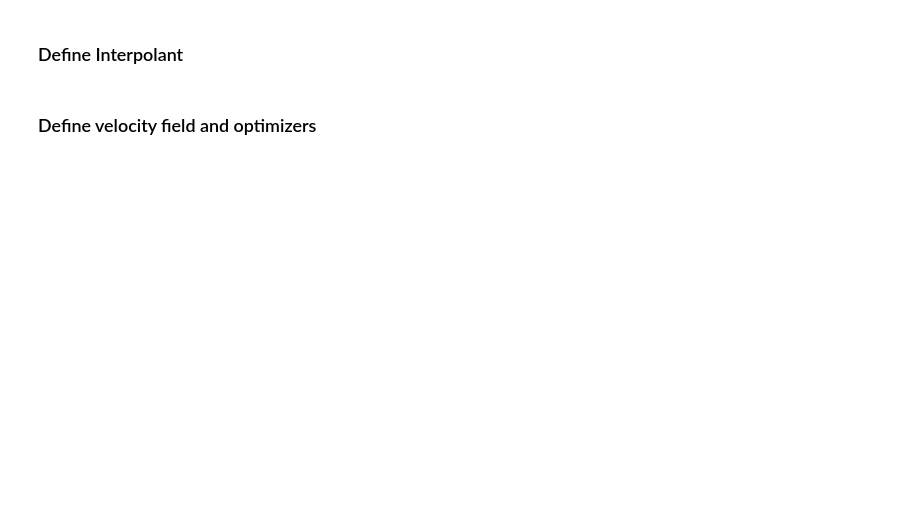
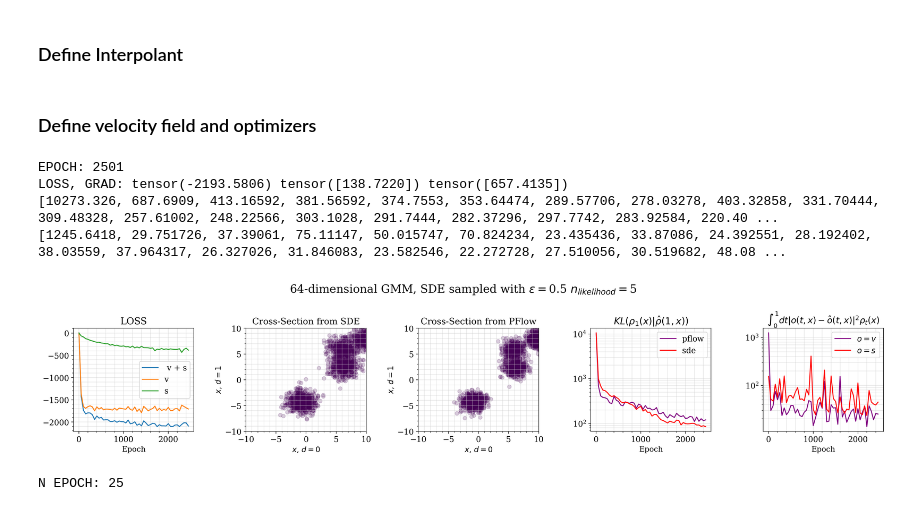
Before and after one commit to malbergo/stochastic-interpolants, a Jupyter notebook: notebooks/learn-gmm-arbD.ipynb, the cells around one changed output. Drawn from its saved outputs; the diff is of its cells as text; code cells hidden in the pictures; blank space fills up the shorter version.

Commit message:
adds learn-gmm-noteobook

```diff
--- a/notebooks/learn-gmm-arbD.ipynb
+++ b/notebooks/learn-gmm-arbD.ipynb
@@ -398,7 +494,7 @@ interpolant  = stochastic_interpolant.Interpolant(path=path, gamma_type=gamma_ty
 ### Define velocity field and optimizers
 # %%
 base_lr      = 2e-3
-hidden_sizes = [100, 100, 100, 100]
+hidden_sizes = [80, 80, 80, 80]
 in_size      = (ndim+1)
 out_size     = (ndim)
 inner_act    = 'relu'
@@ -413,17 +509,17 @@ sched = torch.optim.lr_scheduler.StepLR(optimizer=opt, step_size=1500, gamma=0.4
 
 
 eps          = torch.tensor(0.5)
-N_era        = 14
+N_era        = 25
 N_epoch      = 500
-N_t          = 50    # number of time steps in batch (e.g. to make samples from rho_t)
-plot_bs      = 2000 # number of samples to use when plotting
+N_t          = 25    # number of time steps in batch (e.g. to make samples from rho_t)
+plot_bs      = 500 # number of samples to use when plotting
 prior_bs     = 25   # number of samples from rho_0 in batch
 target_bs    = 100   # number of samples from rho_1 in batch
 metrics_freq = 50   # how often to log metrics, e.g. if logp is not super cheap don't do it everytime
 plot_freq    = 500  # how often to plot
 n_save       = 10   # how often to checkpoint SDE integrator
 loss_fac     = 4.0 # ratio of learning rates for w to v
-n_likelihood = 20    # number of trajectories used to compute the SDE likelihood
+n_likelihood = 10    # number of trajectories used to compute the SDE likelihood
 
 
 if print_model:
@@ -439,7 +535,9 @@ data_dict = {
     'logps_pflow': [],
     'logps_sdeflow': [],
     'kl_pflow': [],
-    'kl_sdeflow': []
+    'kl_sdeflow': [],
+    'v_vhat_diff': [],
+    's_shat_diff': []
 }
 
 counter = 1
@@ -462,0 +572,9 @@ for i, era in enumerate(range(N_era)):
+# %%
+n_likelihood = 5
+make_plots(v, s, interpolant, n_save, n_likelihood, plot_bs, counter, metrics_freq, eps, data_dict)
+# %% [output]
+EPOCH: 2501
+LOSS, GRAD: tensor(-2193.5806) tensor([138.7220]) tensor([657.4135])
+[10273.326, 687.6909, 413.16592, 381.56592, 374.7553, 353.64474, 289.57706, 278.03278, 403.32858, 331.70444, 309.48328, 257.61002, 248.22566, 303.1028, 291.7444, 282.37296, 297.7742, 283.92584, 220.40 ...
+[1245.6418, 29.751726, 37.39061, 75.11147, 50.015747, 70.824234, 23.435436, 33.87086, 24.392551, 28.192402, 38.03559, 37.964317, 26.327026, 31.846083, 23.582546, 22.272728, 27.510056, 30.519682, 48.08 ...
+[figure, added]
@@ -462,0 +630,38 @@ for i, era in enumerate(range(N_era)):
+# %%
+base_lr      = 2e-3
+hidden_sizes = [80, 80, 80, 80]
+in_size      = (ndim+1)
+out_size     = (ndim)
+inner_act    = 'relu'
+final_act    = 'none'
+print_model  = False
+
+
+v_finite     = itf.fabrics.make_fc_net(hidden_sizes=hidden_sizes, in_size=in_size, out_size=out_size, inner_act=inner_act, final_act=final_act)
+s_finite     = itf.fabrics.make_fc_net(hidden_sizes=hidden_sizes, in_size=in_size, out_size=out_size, inner_act=inner_act, final_act=final_act)
+opt_finite   = torch.optim.Adam([*v_finite.parameters(), *s_finite.parameters()], lr=base_lr)
+sched_finite = torch.optim.lr_scheduler.StepLR(optimizer=opt_finite, step_size=1500, gamma=0.4)
+
+
+eps          = torch.tensor(0.5)
+N_era        = 100
+N_t          = 50    # number of time steps in batch (e.g. to make samples from rho_t)
+plot_bs      = 2000 # number of samples to use when plotting
+prior_bs     = 25   # number of samples from rho_0 in batch
+target_bs    = 100   # number of samples from rho_1 in batch
+metrics_freq = 50   # how often to log metrics, e.g. if logp is not super cheap don't do it everytime
+plot_freq    = 500  # how often to plot
+n_save       = 10   # how often to checkpoint SDE integrator
+loss_fac     = 4.0 # ratio of learning rates for w to v
+n_likelihood = 20    # number of trajectories used to compute the SDE likelihood
+
+full_bs = 2500
+target_samples = target(full_bs)
+N_epoch      = int(full_bs / (target_bs))
+print("N EPOCH:", N_epoch)
+target_batches = torch.tensor_split(target_samples, N_epoch)
+
+if print_model:
+    print("Here's the model v, s:", v, s)
+# %% [output]
+N EPOCH: 25
```
Also changed, not shown: parts of 23 cells of this notebook.
